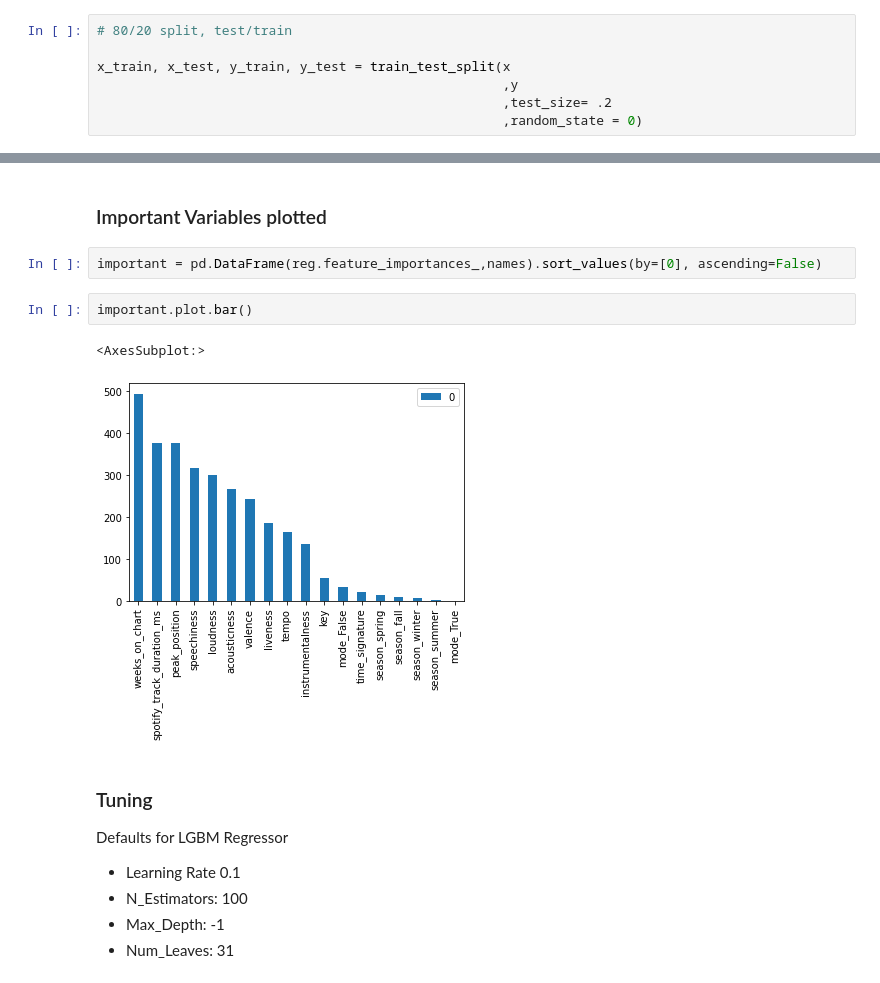
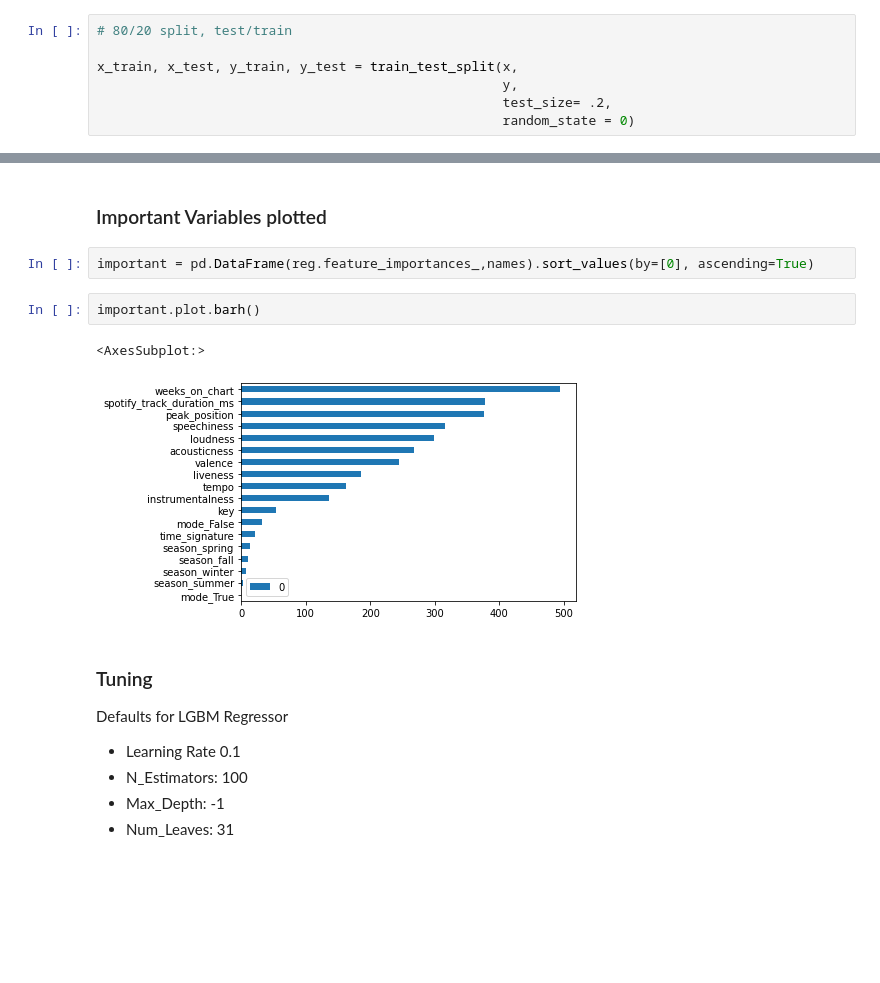
Before and after one commit to lcagney/MSDS-Practicum-2, a Jupyter notebook: Code/BB100_Model.ipynb, the cells around one changed output, grey strips where cells are left out. Drawn from its saved outputs; the diff is of its cells as text; blank space fills up the shorter version.

```diff
--- a/Code/BB100_Model.ipynb
+++ b/Code/BB100_Model.ipynb
@@ -51,10 +51,10 @@ y = np.array(df[["year"]])
 # %%
 # 80/20 split, test/train
 
-x_train, x_test, y_train, y_test = train_test_split(x
-                                                    ,y
-                                                    ,test_size= .2
-                                                    ,random_state = 0)
+x_train, x_test, y_train, y_test = train_test_split(x,
+                                                    y,
+                                                    test_size= .2,
+                                                    random_state = 0)
 # %%
 y_train.shape
 # %% [output]
@@ -110,12 +110,12 @@ mean_absolute_error(y_test,y_pred_base)
 # %% [markdown]
 ### Important Variables plotted
 # %%
-important = pd.DataFrame(reg.feature_importances_,names).sort_values(by=[0], ascending=False)
+important = pd.DataFrame(reg.feature_importances_,names).sort_values(by=[0], ascending=True)
 # %%
-important.plot.bar()
+important.plot.barh()
 # %% [output]
 <AxesSubplot:>
-[figure, old version]
+[figure, new version]
 # %% [markdown]
 ### Tuning
 Defaults for LGBM Regressor
```
Also changed, not shown: parts of 6 cells of this notebook.
